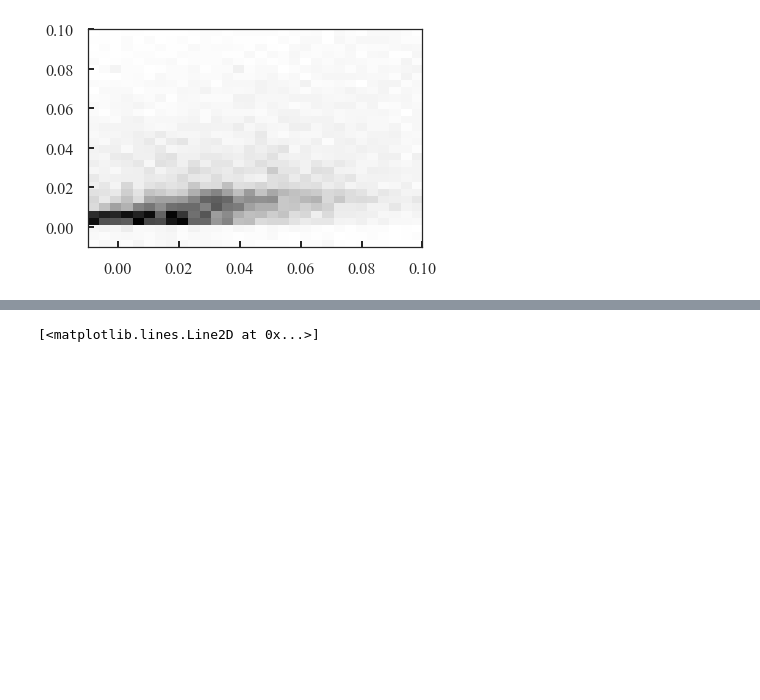
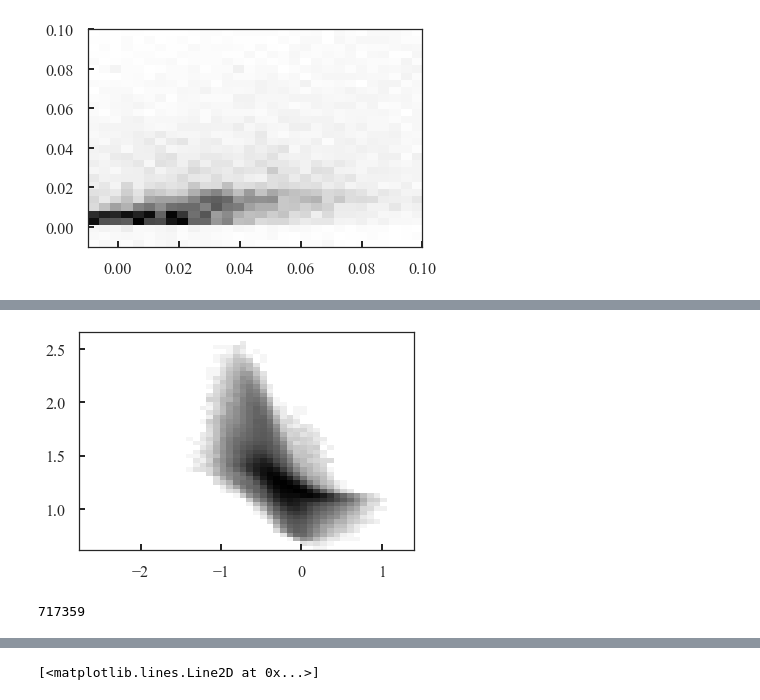
Before and after one commit to jls713/gaia_dr2_spectro, a Jupyter notebook: spectro_data/lamost_cannon_results/LAMOST Cannon.ipynb, the cells around one changed output, grey strips where cells are left out. Saved outputs shown, nothing was run; the diff lists cells and outputs as text; code cells hidden in the pictures; blank space fills up the shorter version.

```diff
--- a/spectro_data/lamost_cannon_results/LAMOST Cannon.ipynb
+++ b/spectro_data/lamost_cannon_results/LAMOST Cannon.ipynb
@@ -59,6 +65,8 @@ plt.hist(snr,bins=40);
 [figure]
 # %%
 from matplotlib.colors import LogNorm
+# %%
+fltr = (m.TEFF>4000.)&(m.TEFF<5250.)&(m.LOGG>1.)&(m.LOGG<3.3)&(m.M_H>-1.5)&(m.M_H<0.5)
 # %%
 plt.hist2d(test.T[2],
            labelled_set.M_H,
@@ -98,0 +114,9 @@ plt.scatter(m.C_M-m.N_M,m.mass,c=m.LOGG,cmap=plt.cm.viridis,s=2,vmin=0.,vmax=4.)
+# %%
+plt.hist2d((m.C_M-m.N_M)[fltr],
+            m.mass[fltr],bins=50,norm=LogNorm());
+# %% [output]
+[figure, added]
+# %%
+len(m)
+# %% [output]
+717359
```
Also changed, not shown: parts of 13 cells of this notebook, 39 other files.
